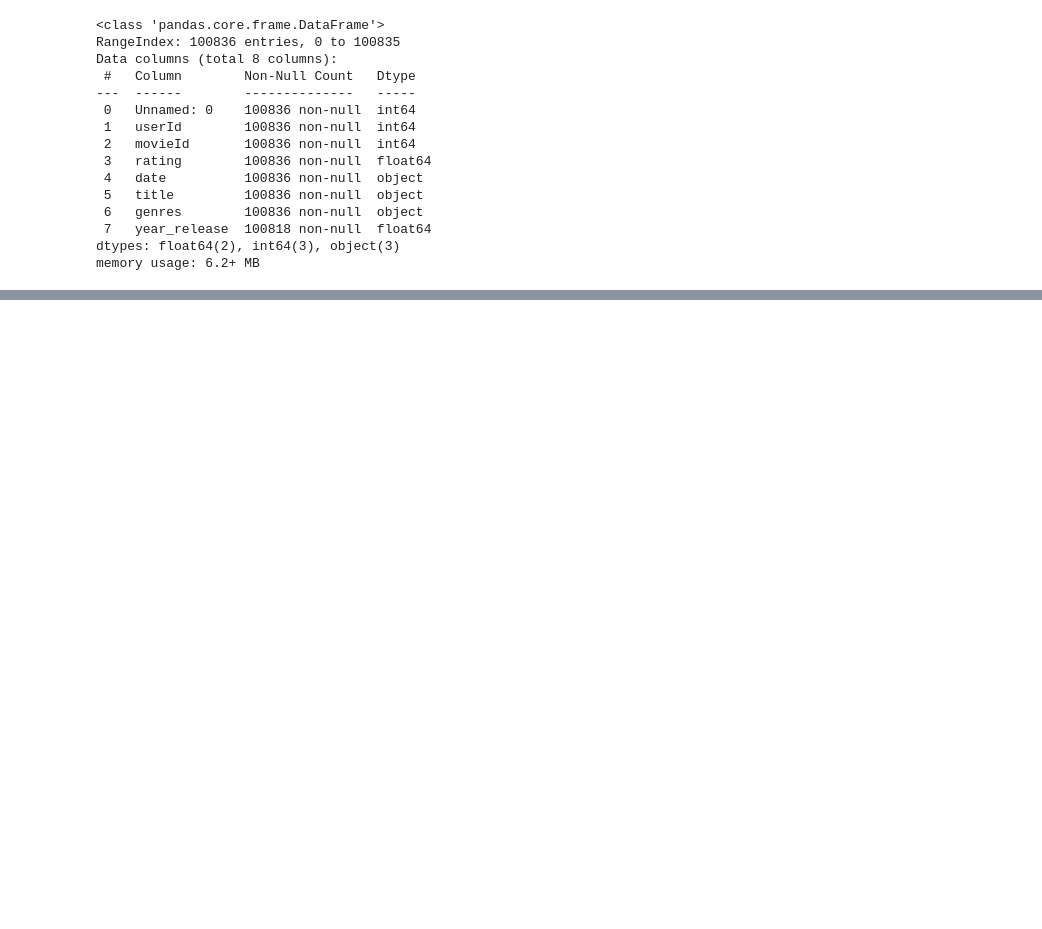
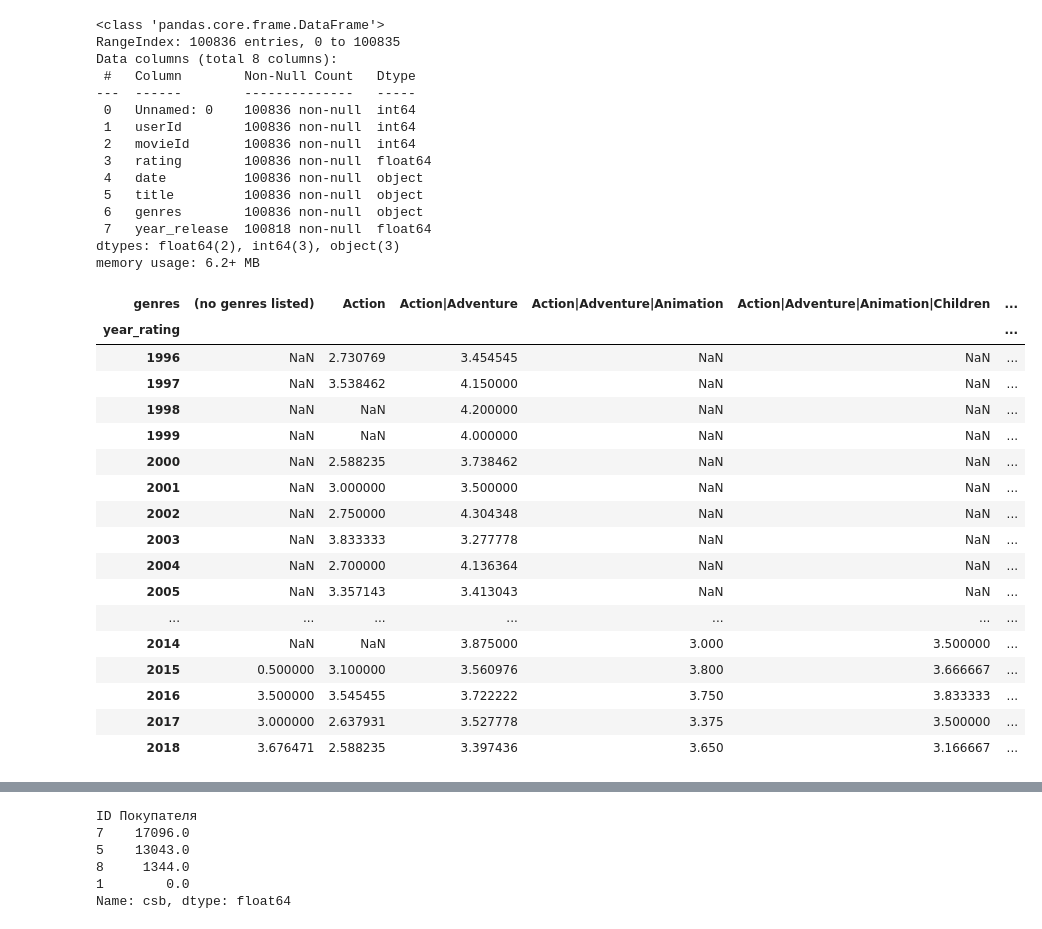
Before and after one commit to schdlr50/SF_Pandas_Advanced_methods_with_pandas, a Jupyter notebook: (Lesson 8) Final task/les8.ipynb, the cells around one changed output, grey strips where cells are left out. Drawn from its saved outputs; the diff is of its cells as text; code cells hidden in the pictures; blank space fills up the shorter version.

```diff
--- a/(Lesson 8) Final task/les8.ipynb
+++ b/(Lesson 8) Final task/les8.ipynb
@@ -33,30 +33,101 @@ ratings_movies[mask1].groupby('title')['rating'].mean().sort_values()
 # Запишите сочетание так же, как оно указано в таблице (через разделитель |, без пробелов).
 mask2=ratings_movies['year_release']==2010
 ratings_movies[mask2].groupby('genres')['rating'].mean().sort_values()
 
 # Задание 4.
 # Какой пользователь (userId) посмотрел наибольшее количество различных (уникальных) комбинаций жанров (genres)
 # фильмов? В качестве ответа запишите идентификатор этого пользователя.
 ratings_movies.groupby('userId')['genres'].nunique().sort_values(ascending=False)
 
 # Задание 5.
 # Найдите пользователя, который выставил наименьшее количество оценок, но его средняя оценка фильмам наибольшая.
 # В качестве ответа укажите идентификатор этого пользователя.
 # Чтобы рассчитать несколько параметров для каждого пользователя (количество оценок и среднюю оценку),
 # можно воспользоваться методом agg() на сгруппированных данных.
+ratings_movies.groupby('userId')['rating'].agg( #группировка по id в зависимости от рейтинга
+    ['count', 'mean'] # вбиваем кол-во значений и средний
+).sort_values(['count', 'mean'], ascending=[True, False]) # сорт по кол-ву и среднему, сорт для значений указываем по от большего к меньшему, сорт по среднему наоборот
+
+# Задание 6.
+# Найдите сочетание жанров (genres) за 2018 год, которое имеет наибольший средний рейтинг (среднее по столбцу rating), и при этом число выставленных
+# ему оценок (количество значений в столбце rating) больше 10.
+# Запишите сочетание так же, как оно указано в таблице (через разделитель |, без пробелов)
+mask3=ratings_movies['year_release']==2018 # ввел маску
+group1=ratings_movies[mask3].groupby('genres')['rating'].agg( # изначально взял по 2018 и сгрупп по жанру от рэйтинга, в кач арг среднее и кол-во знач
+    ['mean','count']
+)
+group1[group1['count']>10].sort_values( # ???? вроде как по пред групировке но значений больше 10 и далее сорт по среднему в порядке возрастания
+    by='mean',
+    ascending=False
+)
+
+# Задание 7.
+# Добавьте в таблицу новый признак year_rating — год выставления оценки. Создайте сводную таблицу, которая иллюстрирует зависимость среднего рейтинга фильма
+# от года выставления оценки и жанра. Выберите верные варианты ответа, исходя из построенной таблицы:
+ratings_movies['date']=pd.to_datetime(ratings_movies['date']) # преобразовал в формат год признак date
+ratings_movies['year_rating']=ratings_movies['date'].dt.year # добавил новый признак по году
+pivot=ratings_movies.pivot_table( # добавил сводник
+    index='year_rating', # по году
+    columns='genres', # шапка по жанрам
+    values='rating', # значения по рейту
+    aggfunc='mean' # функция по среднему
+)
+display(pivot)
+
+# Задание 8.
+# !!!! Объедините заданные таблицы в таблицу orders_products, чтобы в результирующей таблице оказалась информация обо всех заказах, но не оказалось информации о продуктах, на
+# которых заказов ещё не поступало.
+# Какой идентификатор (Order ID) имеет заказ, для которого не оказалось информации о товаре?
+orders=pd.read_csv('data/orders.csv', sep=';')
+products=pd.read_csv('data/products.csv', sep=';')
+order_product=orders.merge(
+    products,
+    left_on='ID товара',
+    right_on='Product_ID',
+    how='left')
+order_product[order_product['Name'].isna()]
+
+# Задание 9.
+# На какой товар была произведена отмена? В качестве ответа запишите название этого товара (Name).
+order_product[order_product['Отменен']=='Да']["Name"]
+
+# Задание 10.
+# Какой покупатель принёс наибольшую суммарную прибыль интернет-магазину за указанный период?
+# В ответ запишите идентификатор этого покупателя (ID Покупателя).
+# Прибыль состоит только из оплаченных заказов и рассчитывается как количество купленного товара, умноженное на его цену.
+order_product['csb']=order_product['Price']*order_product['Количество']
+order_product[order_product['Оплачен']=='Да'].groupby('ID Покупателя')['csb'].sum().sort_values(ascending=False)
 # %% [output]
 <class 'pandas.core.frame.DataFrame'>
 RangeIndex: 100836 entries, 0 to 100835
 Data columns (total 8 columns):
  #   Column        Non-Null Count   Dtype
 ---  ------        --------------   -----
  0   Unnamed: 0    100836 non-null  int64
  1   userId        100836 non-null  int64
  2   movieId       100836 non-null  int64
  3   rating        100836 non-null  float64
  4   date          100836 non-null  object
  5   title         100836 non-null  object
  6   genres        100836 non-null  object
  7   year_release  100818 non-null  float64
 dtypes: float64(2), int64(3), object(3)
 memory usage: 6.2+ MB
+| genres | (no genres listed) | Action | Action|Adventure | Action|Adventure|Animation | Action|Adventure|Animation|Children | ... |
+| year_rating |  |  |  |  |  | ... |
+| 1996 | NaN | 2.730769 | 3.454545 | NaN | NaN | ... |
+| 1997 | NaN | 3.538462 | 4.150000 | NaN | NaN | ... |
+| 1998 | NaN | NaN | 4.200000 | NaN | NaN | ... |
+| 1999 | NaN | NaN | 4.000000 | NaN | NaN | ... |
+| 2000 | NaN | 2.588235 | 3.738462 | NaN | NaN | ... |
+| 2001 | NaN | 3.000000 | 3.500000 | NaN | NaN | ... |
+| 2002 | NaN | 2.750000 | 4.304348 | NaN | NaN | ... |
+| 2003 | NaN | 3.833333 | 3.277778 | NaN | NaN | ... |
+| 2004 | NaN | 2.700000 | 4.136364 | NaN | NaN | ... |
+| 2005 | NaN | 3.357143 | 3.413043 | NaN | NaN | ... |
+| ... | ... | ... | ... | ... | ... | ... |
+| 2014 | NaN | NaN | 3.875000 | 3.000 | 3.500000 | ... |
+| 2015 | 0.500000 | 3.100000 | 3.560976 | 3.800 | 3.666667 | ... |
+| 2016 | 3.500000 | 3.545455 | 3.722222 | 3.750 | 3.833333 | ... |
+| 2017 | 3.000000 | 2.637931 | 3.527778 | 3.375 | 3.500000 | ... |
+| 2018 | 3.676471 | 2.588235 | 3.397436 | 3.650 | 3.166667 | ... |
@@ -75,0 +135,6 @@ Name: genres, Length: 610, dtype: int64
+ID Покупателя
+7    17096.0
+5    13043.0
+8     1344.0
+1        0.0
+Name: csb, dtype: float64
```
Also changed, not shown: parts of 1 cell of this notebook, 2 other files.
